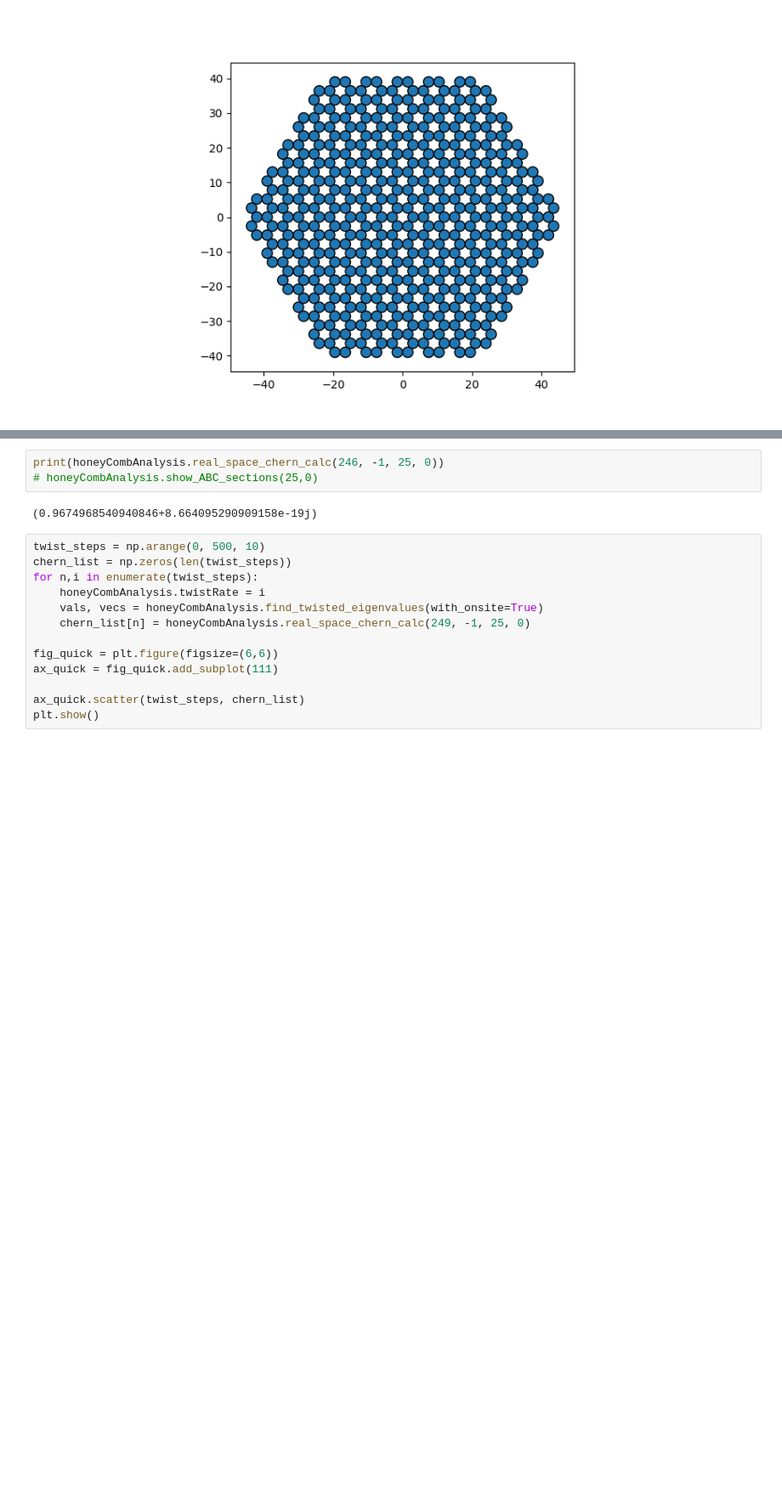
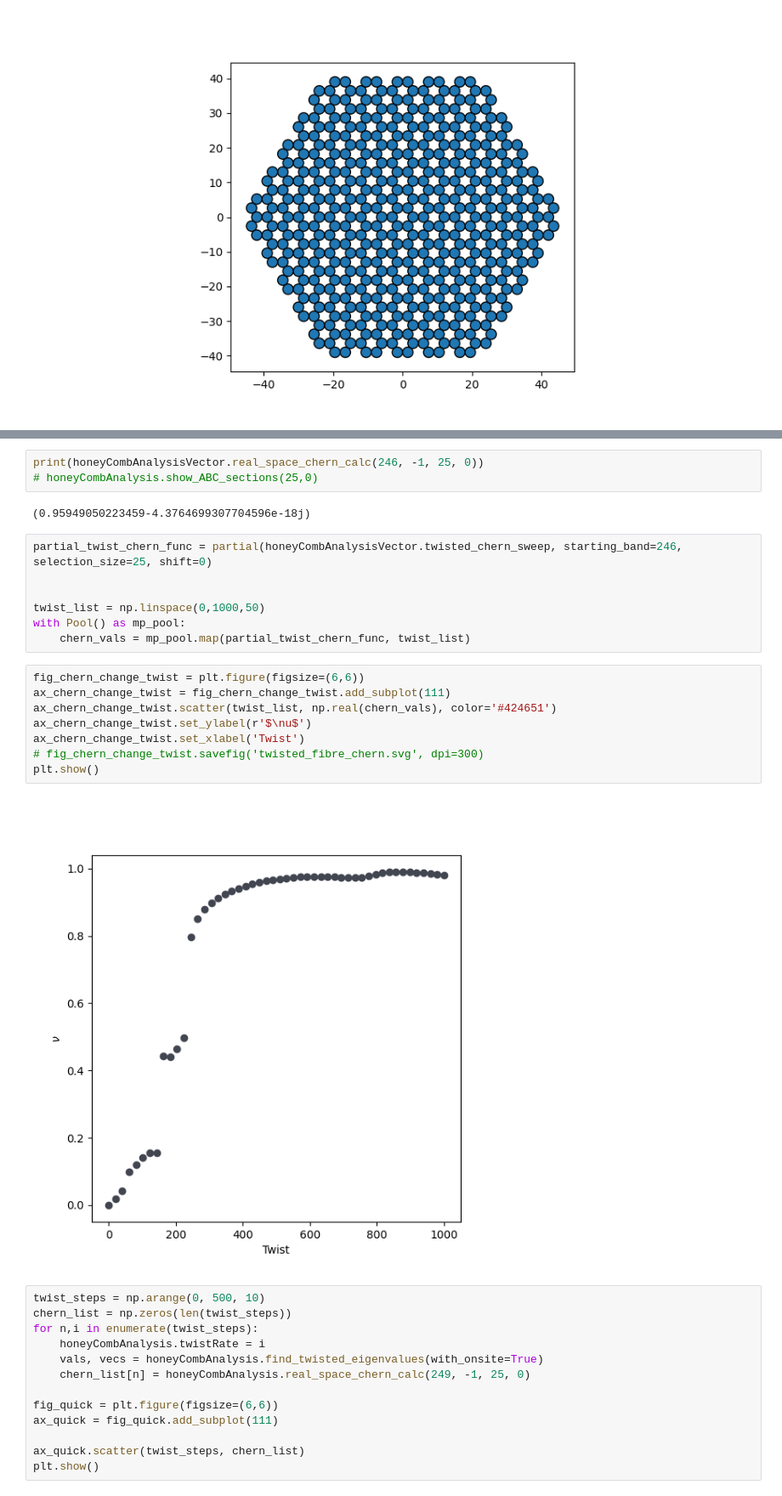
Before and after one commit to NRobertsF91W/PhD-Jupyter-Notebooks, a Jupyter notebook: Twisted honeycomb numerical analysis - using fibre classes.ipynb, the cells around one changed output, grey strips where cells are left out. Shown at 85% size. Drawn from its saved outputs; the diff is of its cells as text; blank space fills up the shorter version.

```diff
--- a/Twisted honeycomb numerical analysis - using fibre classes.ipynb
+++ b/Twisted honeycomb numerical analysis - using fibre classes.ipynb
@@ -67,8 +63,25 @@ honeyCombAnalysis.plot_eigenmode(246)
 # %%
-print(honeyCombAnalysis.real_space_chern_calc(246, -1, 25, 0))
+print(honeyCombAnalysisVector.real_space_chern_calc(246, -1, 25, 0))
 # honeyCombAnalysis.show_ABC_sections(25,0)
 # %% [output]
-(0.9674968540940846+8.664095290909158e-19j)
+(0.95949050223459-4.3764699307704596e-18j)
+# %%
+partial_twist_chern_func = partial(honeyCombAnalysisVector.twisted_chern_sweep, starting_band=246, selection_size=25, shift=0)
+
+
+twist_list = np.linspace(0,1000,50)
+with Pool() as mp_pool:
+    chern_vals = mp_pool.map(partial_twist_chern_func, twist_list)
+# %%
+fig_chern_change_twist = plt.figure(figsize=(6,6))
+ax_chern_change_twist = fig_chern_change_twist.add_subplot(111)
+ax_chern_change_twist.scatter(twist_list, np.real(chern_vals), color='#424651')
+ax_chern_change_twist.set_ylabel(r'$\nu$')
+ax_chern_change_twist.set_xlabel('Twist')
+# fig_chern_change_twist.savefig('twisted_fibre_chern.svg', dpi=300)
+plt.show()
+# %% [output]
+[figure, added]
 # %%
 twist_steps = np.arange(0, 500, 10)
 chern_list = np.zeros(len(twist_steps))
```
Also changed, not shown: parts of 5 cells of this notebook, 2 other files.
